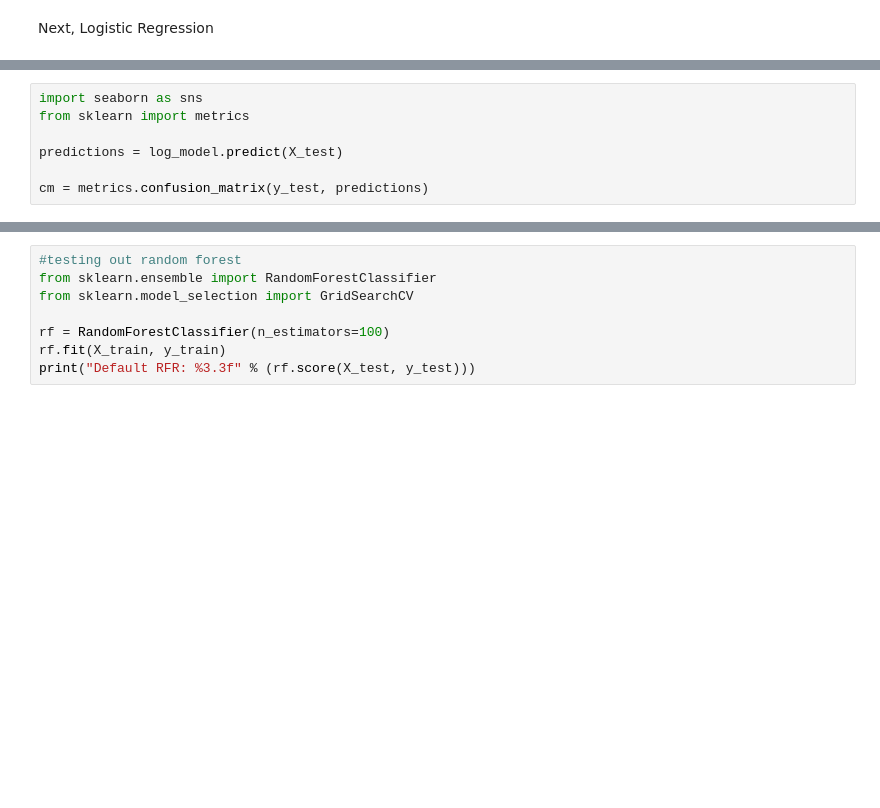
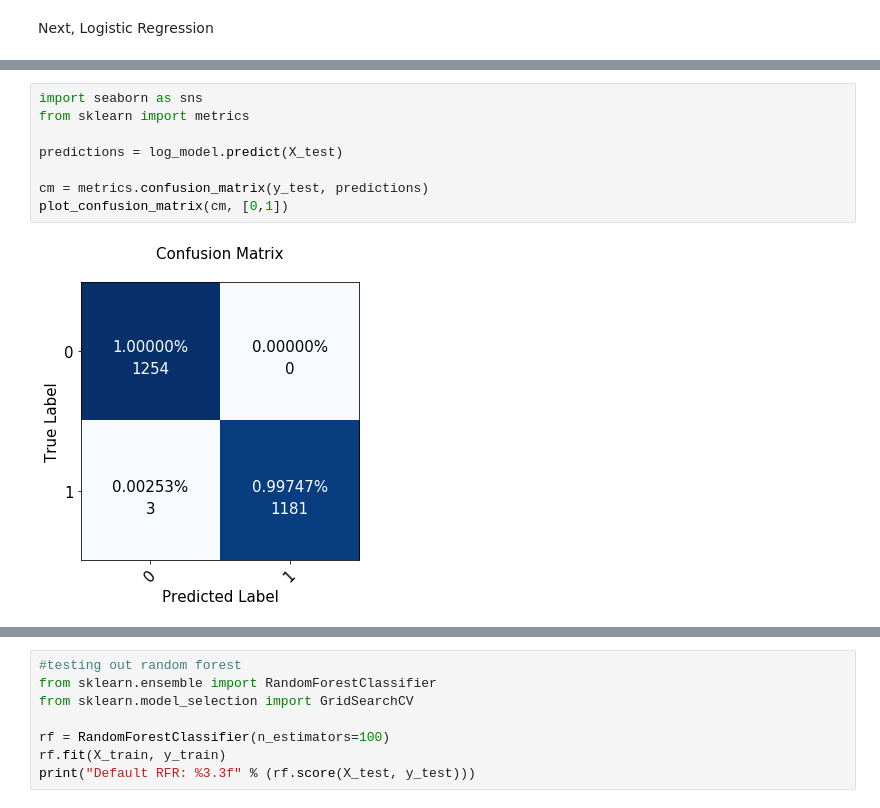
Before and after one commit to BrendanMoore42/ProjectTemp, a Jupyter notebook: MushroomClass/mushroom_kern1.ipynb, the cells around one changed output, grey strips where cells are left out. Drawn from its saved outputs; the diff is of its cells as text; blank space fills up the shorter version.

```diff
--- a/MushroomClass/mushroom_kern1.ipynb
+++ b/MushroomClass/mushroom_kern1.ipynb
@@ -226,10 +225,13 @@ Test accuracy: 0.9995898277276456%
 # %%
 import seaborn as sns
 from sklearn import metrics
 
 predictions = log_model.predict(X_test)
 
 cm = metrics.confusion_matrix(y_test, predictions)
+plot_confusion_matrix(cm, [0,1])
+# %% [output]
+[figure, added]
 # %%
 #SVM checking C
 train = []
```
Also changed, not shown: parts of 16 cells of this notebook.
